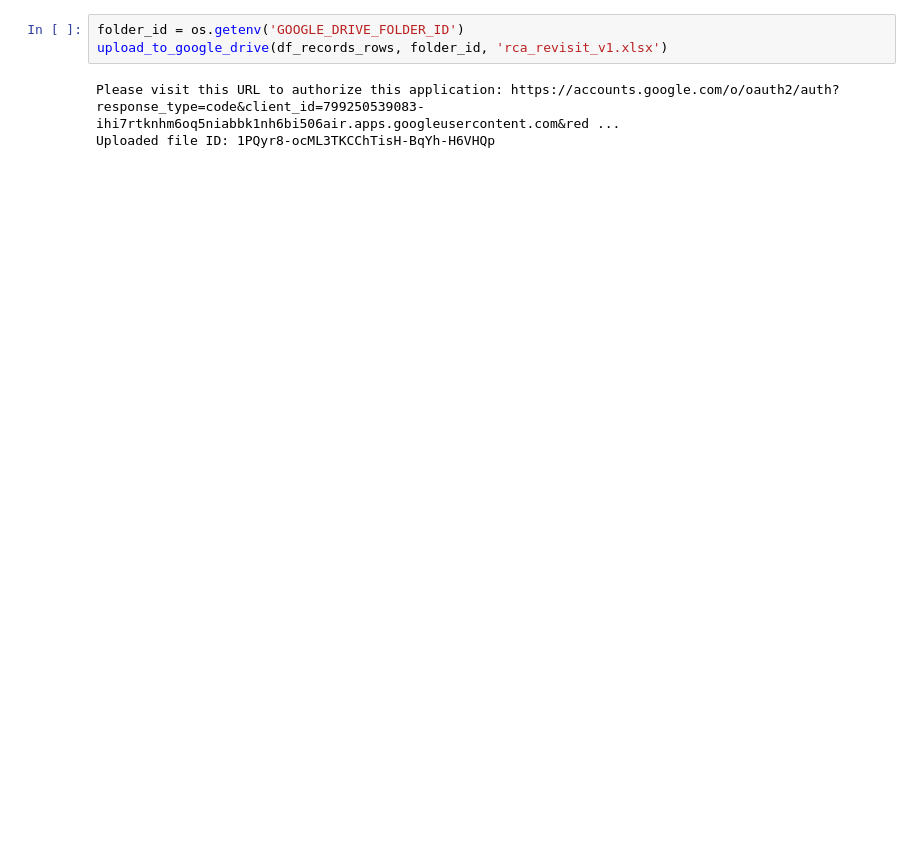
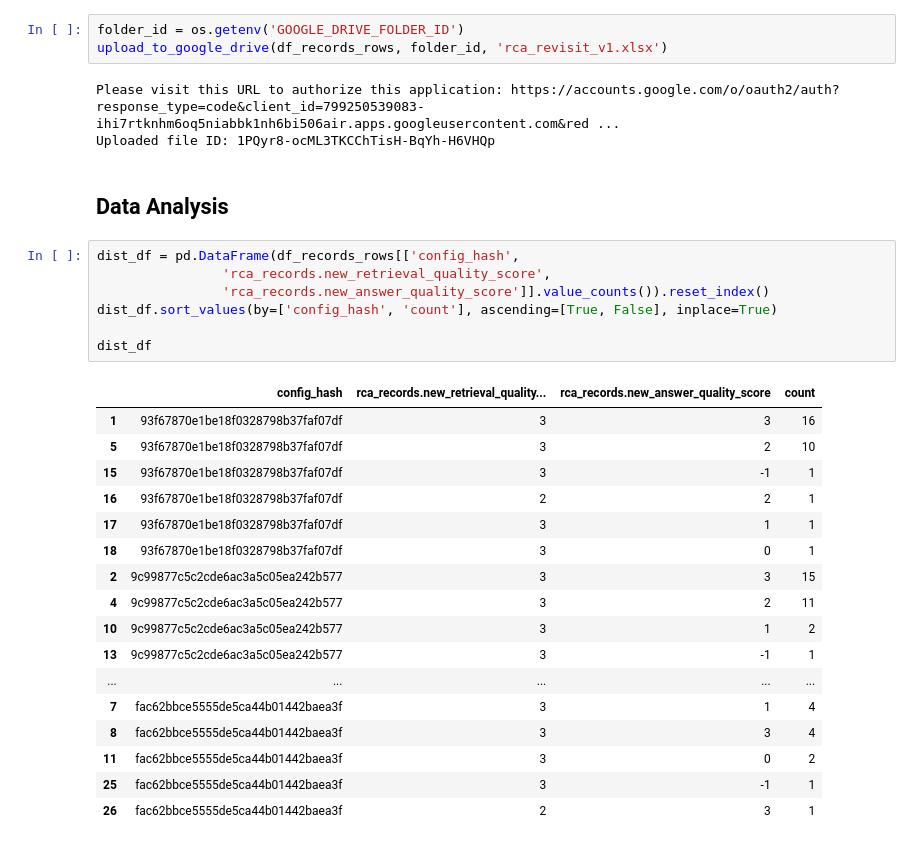
Before and after one commit to hanhanwu/Yokan, a Jupyter notebook: experiments_ragdr_v2/root_cause_analysis_exp4.ipynb, the cells around one changed output. Cells and saved outputs as stored; diff of their text form; blank space fills up the shorter version.

```diff
--- a/experiments_ragdr_v2/root_cause_analysis_exp4.ipynb
+++ b/experiments_ragdr_v2/root_cause_analysis_exp4.ipynb
@@ -72,3 +76,30 @@ upload_to_google_drive(df_records_rows, folder_id, 'rca_revisit_v1.xlsx')
 # %% [output]
 Please visit this URL to authorize this application: https://accounts.google.com/o/oauth2/auth?response_type=code&client_id=799250539083-ihi7rtknhm6oq5niabbk1nh6bi506air.apps.googleusercontent.com&red ...
 Uploaded file ID: 1PQyr8-ocML3TKCChTisH-BqYh-H6VHQp
+# %% [markdown]
+## Data Analysis
+# %%
+dist_df = pd.DataFrame(df_records_rows[['config_hash',
+                'rca_records.new_retrieval_quality_score',
+                'rca_records.new_answer_quality_score']].value_counts()).reset_index()
+dist_df.sort_values(by=['config_hash', 'count'], ascending=[True, False], inplace=True)
+
+dist_df
+# %% [output]
+|  | config_hash | rca_records.new_retrieval_quality... | rca_records.new_answer_quality_score | count |
+| 1 | 93f67870e1be18f0328798b37faf07df | 3 | 3 | 16 |
+| 5 | 93f67870e1be18f0328798b37faf07df | 3 | 2 | 10 |
+| 15 | 93f67870e1be18f0328798b37faf07df | 3 | -1 | 1 |
+| 16 | 93f67870e1be18f0328798b37faf07df | 2 | 2 | 1 |
+| 17 | 93f67870e1be18f0328798b37faf07df | 3 | 1 | 1 |
+| 18 | 93f67870e1be18f0328798b37faf07df | 3 | 0 | 1 |
+| 2 | 9c99877c5c2cde6ac3a5c05ea242b577 | 3 | 3 | 15 |
+| 4 | 9c99877c5c2cde6ac3a5c05ea242b577 | 3 | 2 | 11 |
+| 10 | 9c99877c5c2cde6ac3a5c05ea242b577 | 3 | 1 | 2 |
+| 13 | 9c99877c5c2cde6ac3a5c05ea242b577 | 3 | -1 | 1 |
+| ... | ... | ... | ... | ... |
+| 7 | fac62bbce5555de5ca44b01442baea3f | 3 | 1 | 4 |
+| 8 | fac62bbce5555de5ca44b01442baea3f | 3 | 3 | 4 |
+| 11 | fac62bbce5555de5ca44b01442baea3f | 3 | 0 | 2 |
+| 25 | fac62bbce5555de5ca44b01442baea3f | 3 | -1 | 1 |
+| 26 | fac62bbce5555de5ca44b01442baea3f | 2 | 3 | 1 |
```
Also changed, not shown: parts of 8 cells of this notebook, 2 other files.
